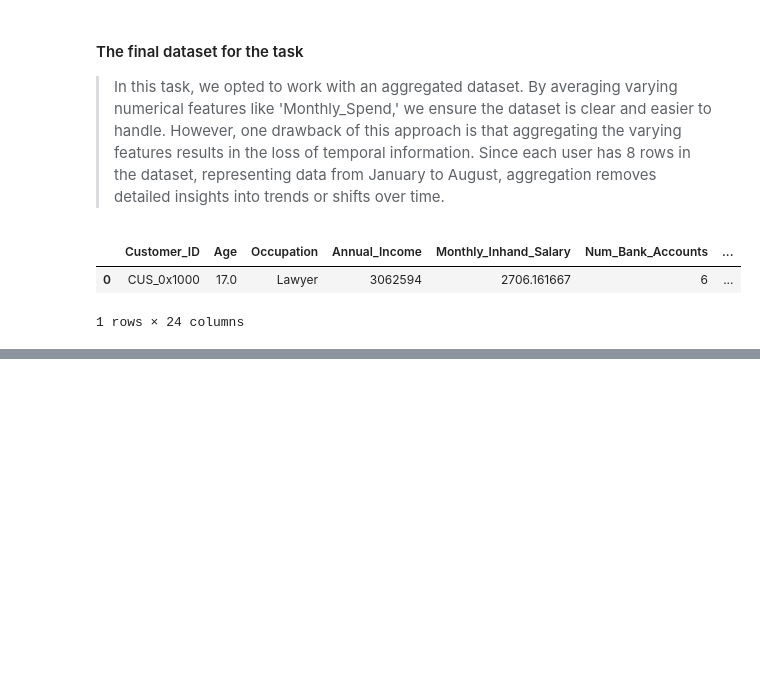
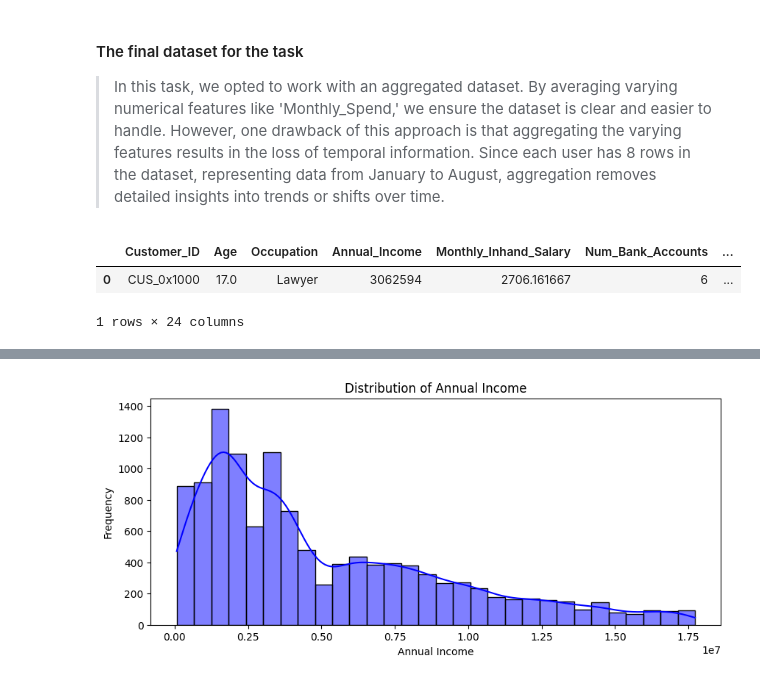
Before and after one commit to Darknight47/Data-Science-Projects-03, a Jupyter notebook: Credit_Scoring_Segmentation.ipynb, the cells around one changed output, grey strips where cells are left out. Saved outputs shown, nothing was run; the diff lists cells and outputs as text; code cells hidden in the pictures; blank space fills up the shorter version.

```diff
--- a/Credit_Scoring_Segmentation.ipynb
+++ b/Credit_Scoring_Segmentation.ipynb
@@ -383,0 +400,22 @@ final_dataset.head(1)
+# %%
+Q1 = final_dataset['Annual_Income'].quantile(0.25)
+Q2 = final_dataset['Annual_Income'].quantile(0.75)
+IQR = Q2 - Q1
+
+# Outlier range
+lower_bound = Q1 - 1.5 * IQR
+upper_bound = Q2 + 1.5 * IQR
+
+# Filtering out outliers
+filtered_dataset = final_dataset[(final_dataset['Annual_Income'] >= lower_bound) &
+                                 (final_dataset['Annual_Income'] <= upper_bound)]
+# %%
+# Annual_Income
+plt.figure(figsize=(10, 4))
+sns.histplot(filtered_dataset['Annual_Income'], kde=True, bins=30, color='blue')
+plt.title('Distribution of Annual Income')
+plt.xlabel('Annual Income')
+plt.ylabel('Frequency')
+plt.show()
+# %% [output]
+[figure, added]
```
Also changed, not shown: parts of 8 cells of this notebook.
